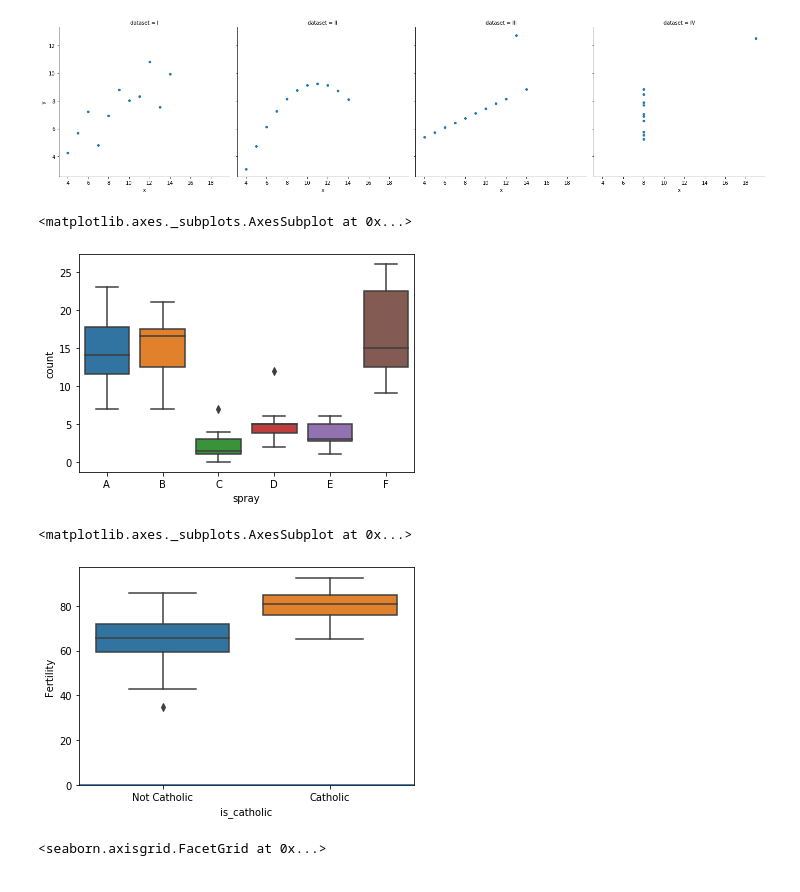
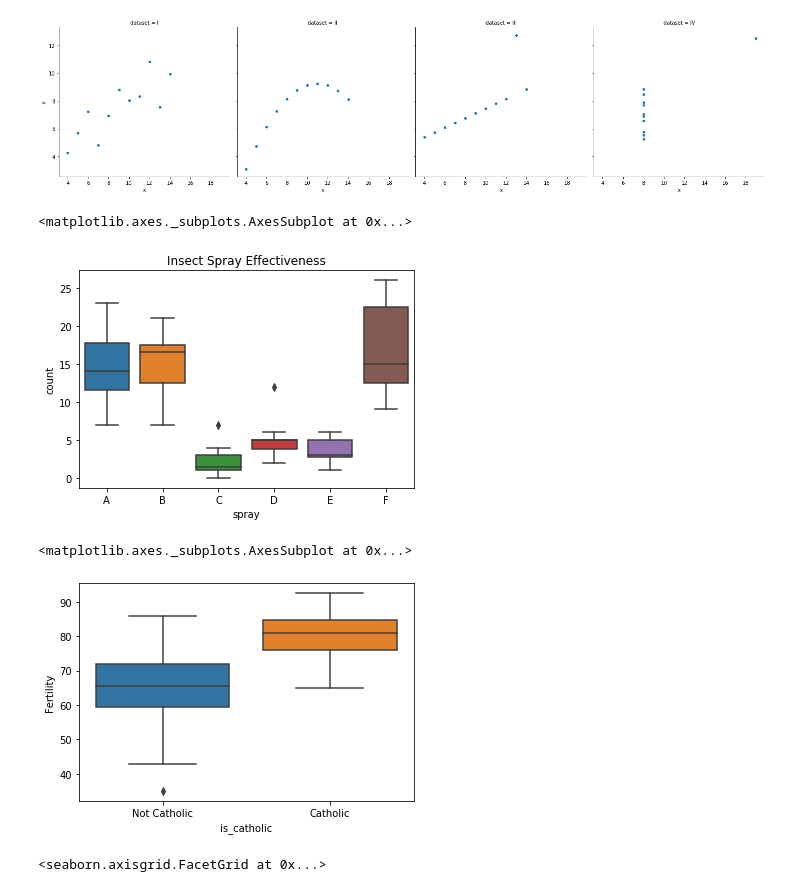
Before and after one commit to sunwenliang14/python-exercises, a Jupyter notebook: 4.8.5_seaborn_exercises.ipynb, the cells around one changed output. Saved outputs shown, nothing was run; the diff lists cells and outputs as text; code cells hidden in the pictures.

```diff
--- a/4.8.5_seaborn_exercises.ipynb
+++ b/4.8.5_seaborn_exercises.ipynb
@@ -70,22 +55,19 @@ sns.relplot(data=anscombe, x='x', y='y', col='dataset')
 <seaborn.axisgrid.FacetGrid at 0x...>
 [figure]
 # %%
+plt.title("Insect Spray Effectiveness")
 sprays = data('InsectSprays')
 sns.boxplot(data=sprays, y='count', x='spray')
 # %% [output]
 <matplotlib.axes._subplots.AxesSubplot at 0x...>
-[figure, old version]
+[figure, new version]
 # %%
 swiss = data('swiss')
-
-sns.distplot(swiss.Catholic, bins=10)
-
-swiss['is_catholic'] = swiss.Catholic.apply(lambda n: 'Catholic' if n > 70 else 'Not Catholic')
-
+swiss['is_catholic'] = swiss.Catholic.apply(lambda x: 'Catholic' if x > 70 else 'Not Catholic')
 sns.boxplot(data=swiss, y='Fertility', x='is_catholic')
 # %% [output]
 <matplotlib.axes._subplots.AxesSubplot at 0x...>
-[figure, old version]
+[figure, new version]
 # %%
 sns.relplot(data=swiss, x='Catholic', y='Fertility', hue='is_catholic')
 # %% [output]
```
Also changed, not shown: parts of 10 cells of this notebook.
